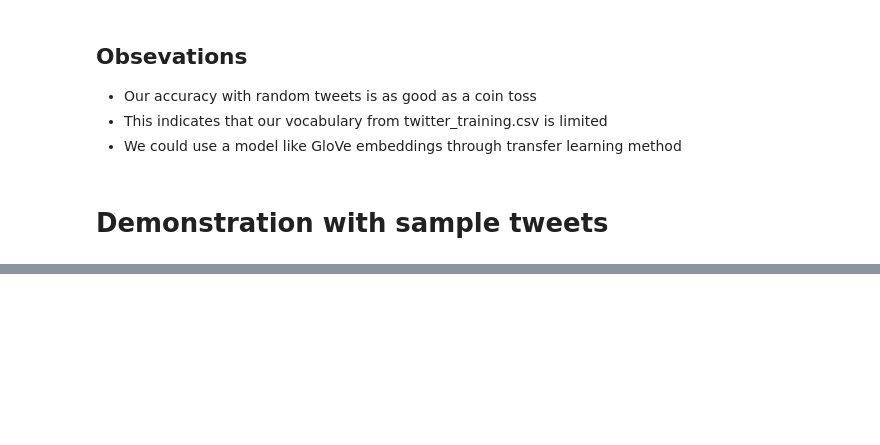
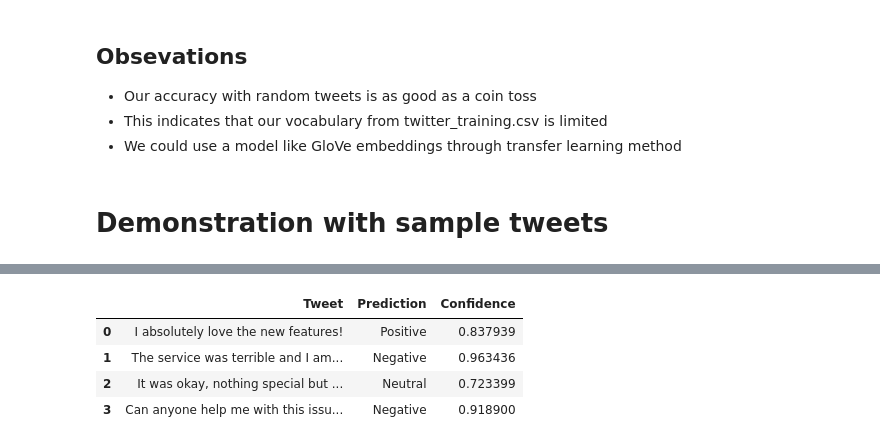
Before and after one commit to mramsundar/IITM-Graded-Projects, a Jupyter notebook: Week 31/tweet_anaysis.ipynb, the cells around one changed output, grey strips where cells are left out. Saved outputs shown, nothing was run; the diff lists cells and outputs as text; code cells hidden in the pictures; blank space fills up the shorter version.

Commit message:
manual test sample method added

```diff
--- a/Week 31/tweet_anaysis.ipynb
+++ b/Week 31/tweet_anaysis.ipynb
@@ -674,27 +674,27 @@ weighted avg       0.53      0.53      0.51      2000
 # %% [markdown]
 # Demonstration with sample tweets
 # %%
+def manual_test_samples() -> pd.DataFrame:
+    sample_tweets = [
+        "I absolutely love the new features!",
+        "The service was terrible and I am very disappointed.",
+        "It was okay, nothing special but not bad either.",
+        "Can anyone help me with this issue? I'm stuck."
+    ]
+    label_mapping = {"Negative": 0, "Neutral": 1, "Positive": 2}
+    index_to_label = {v: k for k, v in label_mapping.items()}
+    processed_samples = GlobalConfig.VECTORIZER(sample_tweets)
+    predictions = model.predict(processed_samples)
+    predicted_indices = np.argmax(predictions, axis=1)
+    predicted_labels = [index_to_label[idx] for idx in predicted_indices]
+    results_df = pd.DataFrame({
+        "Tweet": sample_tweets,
+        "Prediction": predicted_labels,
+        "Confidence": np.max(predictions, axis=1)
+    })
 
-sample_tweets = [
-    "I absolutely love the new features! This is fantastic.",
-    "The service was terrible and I am very disappointed.",
-    "It was okay, nothing special but not bad either.",
-    "Can anyone help me with this issue? I'm stuck."
-]
+    return results_df
 
-
-processed_samples = GlobalConfig.VECTORIZER.transform(sample_tweets)
-
-
-predictions = model.predict(processed_samples)
-
-
-
-# Create a DataFrame to clearly show tweets alongside their predicted labels
-results_df = pd.DataFrame({
-    "Tweet": sample_tweets,
-    "Prediction": predictions
-})
-
-print("Model Predictions:")
-print(results_df)
+results_df = manual_test_samples()
+display(results_df)
+# %% [output]
@@ -700,0 +702,5 @@ print(results_df)
+|  | Tweet | Prediction | Confidence |
+| 0 | I absolutely love the new features! | Positive | 0.837939 |
+| 1 | The service was terrible and I am... | Negative | 0.963436 |
+| 2 | It was okay, nothing special but ... | Neutral | 0.723399 |
+| 3 | Can anyone help me with this issu... | Negative | 0.918900 |
```
Also changed, not shown: parts of 5 cells of this notebook.
